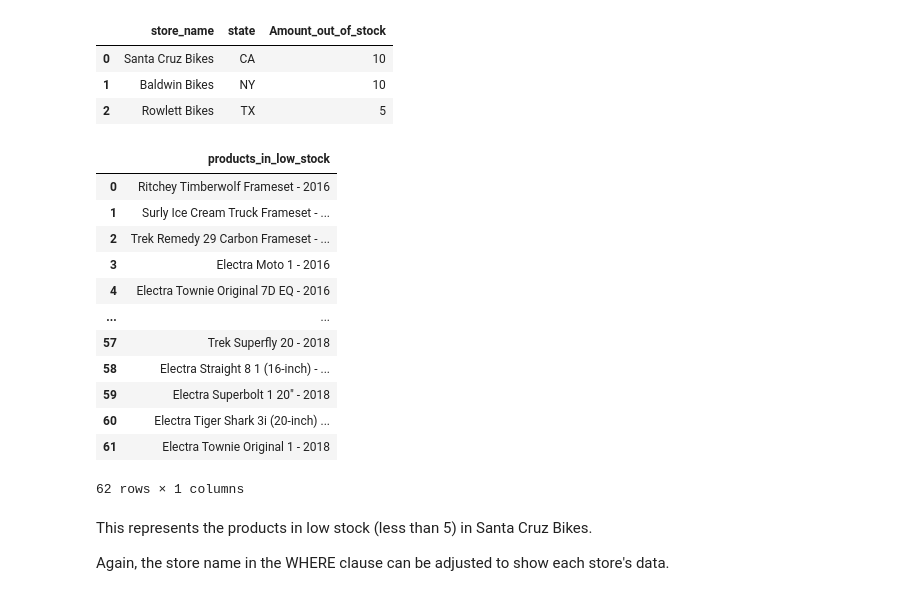
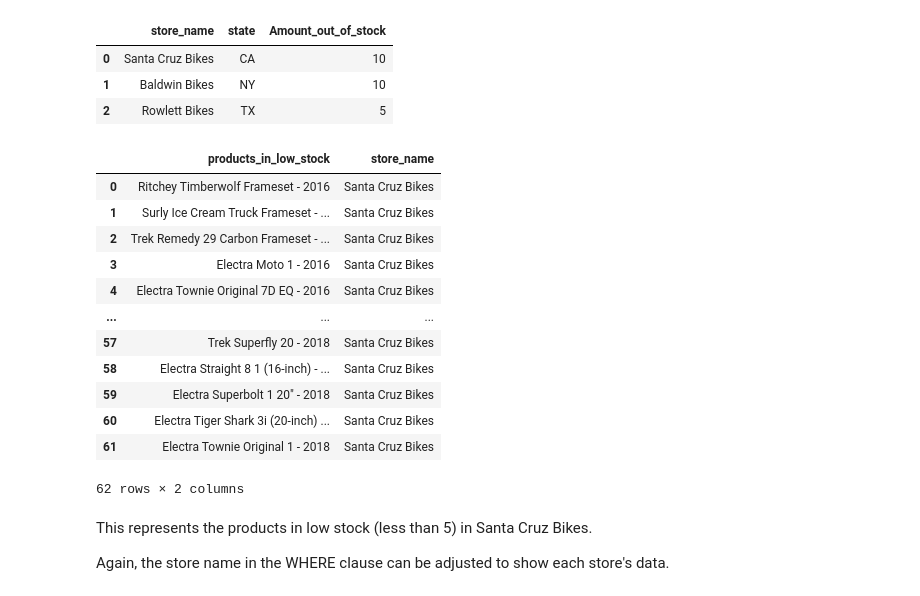
Before and after one commit to AbhimanyuShri/Bike-Store-Sales-Analysis, a Jupyter notebook: bike-store-sales-analysis.ipynb, the cells around one changed output. Drawn from its saved outputs; the diff is of its cells as text; code cells hidden in the pictures.

Commit message:
Kaggle Notebook | Bike Store Sales Analysis (SQL) | Version 7

```diff
--- a/bike-store-sales-analysis.ipynb
+++ b/bike-store-sales-analysis.ipynb
@@ -672,34 +679,38 @@ df21a
 # %%
 q22= '''
 
 SELECT p.product_name
-AS products_in_low_stock
+AS products_in_low_stock, st.store_name
 FROM products p
 LEFT JOIN stocks s
 ON s.product_id=p.product_id
 LEFT JOIN stores st
 ON st.store_id=s.store_id
-WHERE s.quantity<=5 AND store_name='Santa Cruz Bikes'
+WHERE
+    s.quantity<=5
+AND
+    store_name='Santa Cruz Bikes'
+    --Can change store name condition here--
 
 
 '''
 
 df22 = pd.read_sql_query(q22, db)
 df22
 # %% [output]
-|  | products_in_low_stock |
-| 0 | Ritchey Timberwolf Frameset - 2016 |
-| 1 | Surly Ice Cream Truck Frameset - ... |
-| 2 | Trek Remedy 29 Carbon Frameset - ... |
-| 3 | Electra Moto 1 - 2016 |
-| 4 | Electra Townie Original 7D EQ - 2016 |
-| ... | ... |
-| 57 | Trek Superfly 20 - 2018 |
-| 58 | Electra Straight 8 1 (16-inch) - ... |
-| 59 | Electra Superbolt 1 20" - 2018 |
-| 60 | Electra Tiger Shark 3i (20-inch) ... |
-| 61 | Electra Townie Original 1 - 2018 |
+|  | products_in_low_stock | store_name |
+| 0 | Ritchey Timberwolf Frameset - 2016 | Santa Cruz Bikes |
+| 1 | Surly Ice Cream Truck Frameset - ... | Santa Cruz Bikes |
+| 2 | Trek Remedy 29 Carbon Frameset - ... | Santa Cruz Bikes |
+| 3 | Electra Moto 1 - 2016 | Santa Cruz Bikes |
+| 4 | Electra Townie Original 7D EQ - 2016 | Santa Cruz Bikes |
+| ... | ... | ... |
+| 57 | Trek Superfly 20 - 2018 | Santa Cruz Bikes |
+| 58 | Electra Straight 8 1 (16-inch) - ... | Santa Cruz Bikes |
+| 59 | Electra Superbolt 1 20" - 2018 | Santa Cruz Bikes |
+| 60 | Electra Tiger Shark 3i (20-inch) ... | Santa Cruz Bikes |
+| 61 | Electra Townie Original 1 - 2018 | Santa Cruz Bikes |
-62 rows × 1 columns
+62 rows × 2 columns
 # %% [markdown]
 This represents the products in low stock (less than 5) in Santa Cruz Bikes.
 
```
Also changed, not shown: parts of 21 cells of this notebook.
